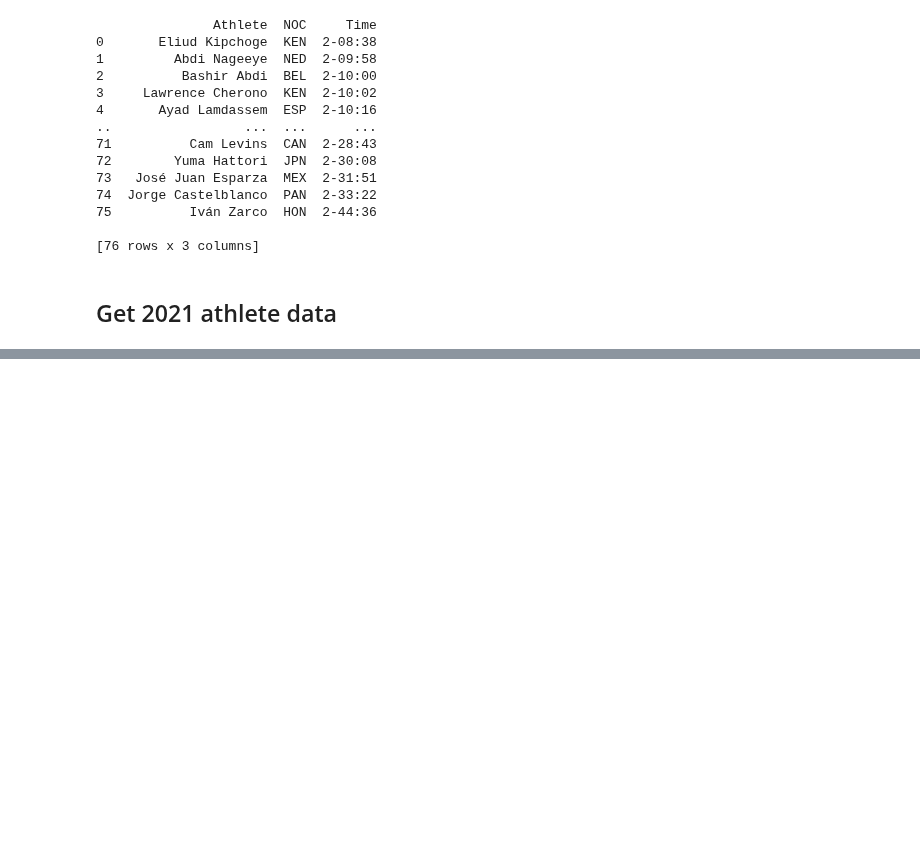
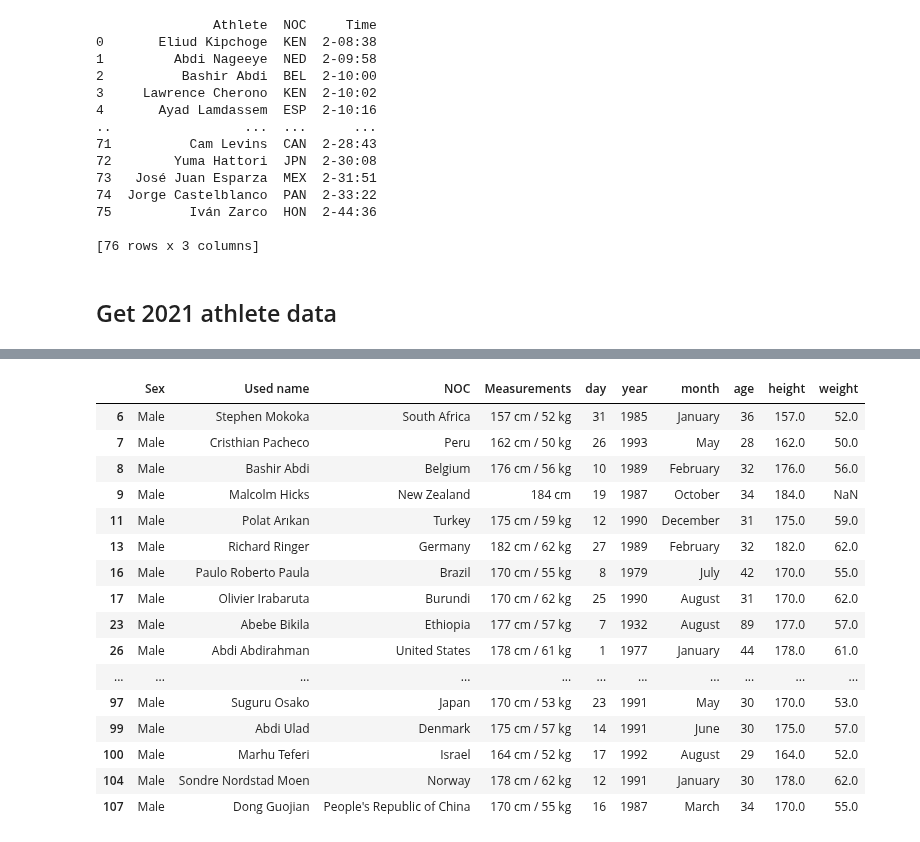
Before and after one commit to JR-Development21/Final_Project, a Jupyter notebook: Scraping Script.ipynb, the cells around one changed output, grey strips where cells are left out. Cells and saved outputs as stored; diff of their text form; code cells hidden in the pictures; blank space fills up the shorter version.

```diff
--- a/Scraping Script.ipynb
+++ b/Scraping Script.ipynb
@@ -98,7 +94,11 @@ ath_attr = []
 for attr in ath_list:
     for tables in attr:
         if tables.iloc[0,0] == 'Type':
-            ath_attr.append(tables)
+            tables.columns = ['attr', 'val']
+            column_names = tables.attr.to_numpy()
+            value_names = tables.val.to_numpy()
+            new_table = pd.DataFrame(value_names.reshape(-1, len(value_names)), columns = column_names)
+            ath_attr.append(new_table)
 
 
 print(ath_attr)
@@ -126,0 +123,26 @@ print(ath_attr)
+# %%
+#clean up the data
+attr_table = pd.concat(ath_attr).reset_index()
+attr_table = attr_table[['Sex', 'Used name', 'Born', 'NOC', 'Measurements']]
+pattern = '\d+'
+attr_table['day'] = attr_table.Born.apply(lambda x: int(re.findall(pattern, x)[0]))
+attr_table['year'] = attr_table.Born.apply(lambda x: int(re.findall(pattern, x)[1]))
+pattern2 = '\D+(?=\s)'
+attr_table['month'] = attr_table.Born.apply(lambda x: re.findall(pattern2, x)[0])
+attr_table['age'] = 2021 - attr_table.year
+attr_table = attr_table.drop('Born', axis=1)
+attr_table['Used name'] = attr_table['Used name'].apply(lambda x: x.replace('•', ' '))
+attr_table['height'] = np.nan
+attr_table['weight'] = np.nan
+pattern = ' cm'
+pattern = '\d+'
+for i in range(len(attr_table)):
+    if attr_table.Measurements.notna()[i]:
+        height_possible = attr_table.Measurements[i].split(' cm')
+        if 'k' in attr_table.Measurements[i]:
+            weight_possible = attr_table.Measurements[i]
+            weight_possible = weight_possible[-5:weight_possible.index("k")]
+            attr_table.weight[i] = weight_possible
+        if len(height_possible) > 1:
+            attr_table.height[i] = height_possible[0]
+print(attr_table)
@@ -126,0 +175,21 @@ print(ath_attr)
+# %%
+not_na_attr = attr_table[attr_table.Measurements.notna()]
+not_na_attr
+# %% [output]
+|  | Sex | Used name | NOC | Measurements | day | year | month | age | height | weight |
+| 6 | Male | Stephen Mokoka | South Africa | 157 cm / 52 kg | 31 | 1985 | January | 36 | 157.0 | 52.0 |
+| 7 | Male | Cristhian Pacheco | Peru | 162 cm / 50 kg | 26 | 1993 | May | 28 | 162.0 | 50.0 |
+| 8 | Male | Bashir Abdi | Belgium | 176 cm / 56 kg | 10 | 1989 | February | 32 | 176.0 | 56.0 |
+| 9 | Male | Malcolm Hicks | New Zealand | 184 cm | 19 | 1987 | October | 34 | 184.0 | NaN |
+| 11 | Male | Polat Arıkan | Turkey | 175 cm / 59 kg | 12 | 1990 | December | 31 | 175.0 | 59.0 |
+| 13 | Male | Richard Ringer | Germany | 182 cm / 62 kg | 27 | 1989 | February | 32 | 182.0 | 62.0 |
+| 16 | Male | Paulo Roberto Paula | Brazil | 170 cm / 55 kg | 8 | 1979 | July | 42 | 170.0 | 55.0 |
+| 17 | Male | Olivier Irabaruta | Burundi | 170 cm / 62 kg | 25 | 1990 | August | 31 | 170.0 | 62.0 |
+| 23 | Male | Abebe Bikila | Ethiopia | 177 cm / 57 kg | 7 | 1932 | August | 89 | 177.0 | 57.0 |
+| 26 | Male | Abdi Abdirahman | United States | 178 cm / 61 kg | 1 | 1977 | January | 44 | 178.0 | 61.0 |
+| ... | ... | ... | ... | ... | ... | ... | ... | ... | ... | ... |
+| 97 | Male | Suguru Osako | Japan | 170 cm / 53 kg | 23 | 1991 | May | 30 | 170.0 | 53.0 |
+| 99 | Male | Abdi Ulad | Denmark | 175 cm / 57 kg | 14 | 1991 | June | 30 | 175.0 | 57.0 |
+| 100 | Male | Marhu Teferi | Israel | 164 cm / 52 kg | 17 | 1992 | August | 29 | 164.0 | 52.0 |
+| 104 | Male | Sondre Nordstad Moen | Norway | 178 cm / 62 kg | 12 | 1991 | January | 30 | 178.0 | 62.0 |
+| 107 | Male | Dong Guojian | People's Republic of China | 170 cm / 55 kg | 16 | 1987 | March | 34 | 170.0 | 55.0 |
```
Also changed, not shown: parts of 8 cells of this notebook.
